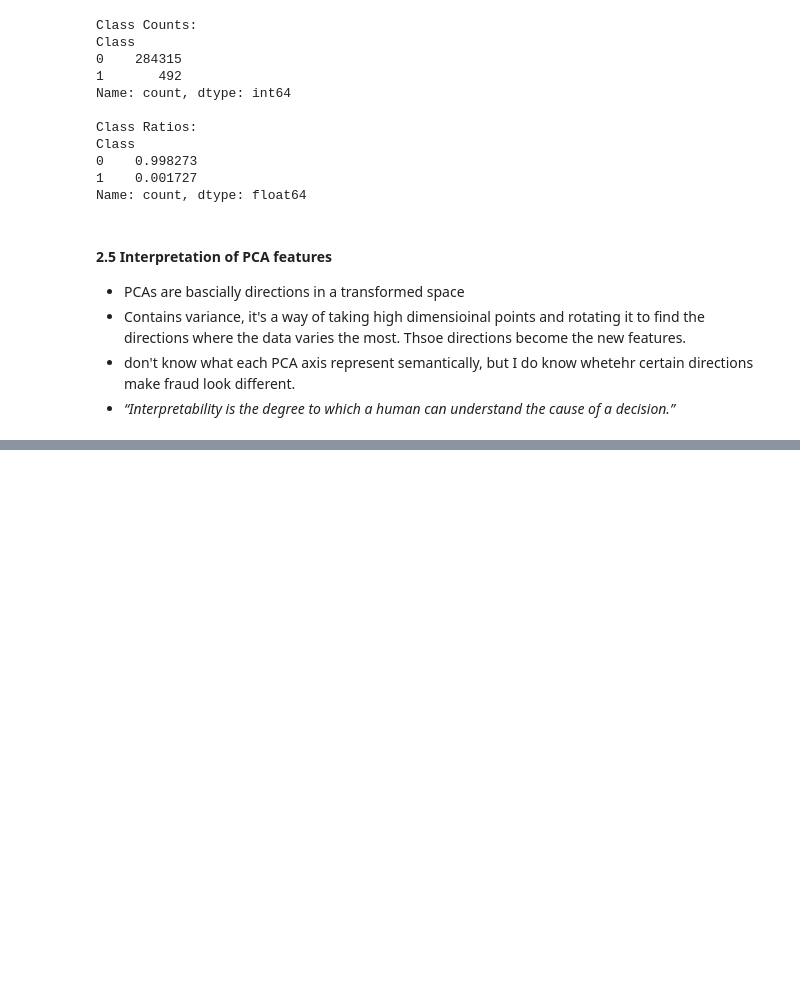
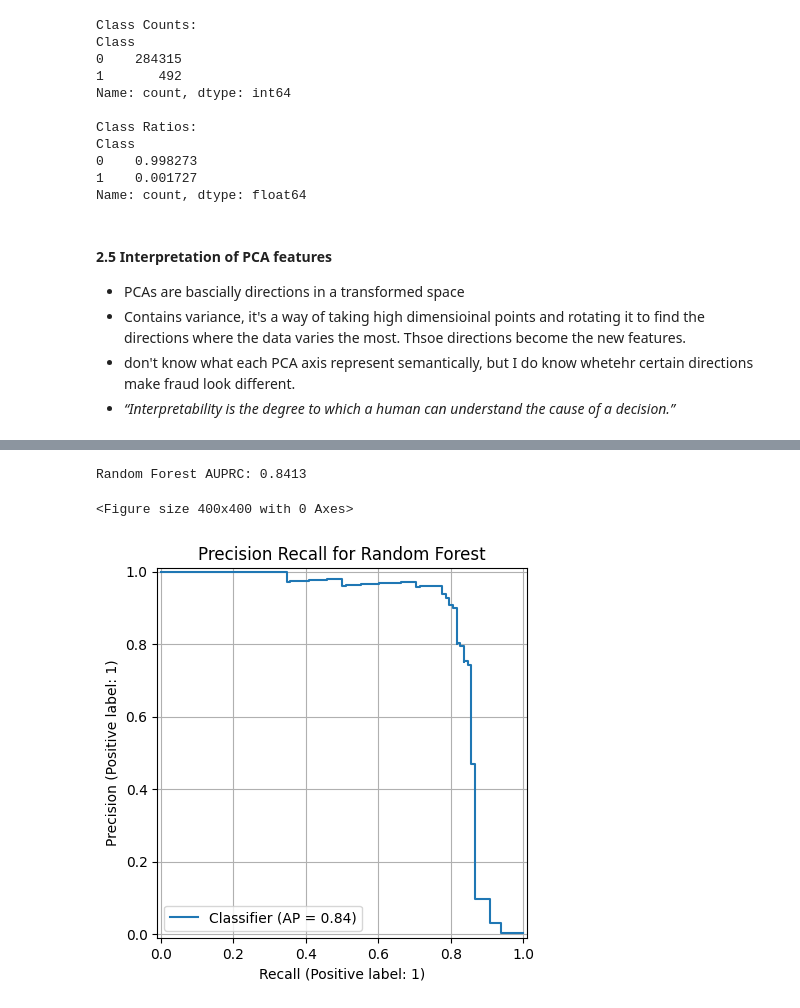
Before and after one commit to GJQu/cc-fraud-detection, a Jupyter notebook: notebooks/eda.ipynb, the cells around one changed output, grey strips where cells are left out. Saved outputs shown, nothing was run; the diff lists cells and outputs as text; code cells hidden in the pictures; blank space fills up the shorter version.

```diff
--- a/notebooks/eda.ipynb
+++ b/notebooks/eda.ipynb
@@ -211,0 +336,30 @@ Name: count, dtype: float64
+# %%
+from sklearn.ensemble import RandomForestClassifier
+
+rf_clf = RandomForestClassifier(
+    n_estimators=300,
+    max_depth=None,
+    min_samples_split=2,
+    min_samples_leaf=1,
+    max_features='sqrt',
+    n_jobs=-1,
+    class_weight='balanced_subsample',     # weight is calculated only from current bootstrap sample per tree, introduced randomness
+    random_state=35
+)
+
+rf_clf.fit(X_train, y_train)
+
+y_proba_rf = rf_clf.predict_proba(X_test)[:, 1]
+
+auprc_rf = average_precision_score(y_test, y_proba_rf)
+print(f"Random Forest AUPRC: {auprc_rf:.4f}")
+
+plt.figure(figsize=(4,4))
+PrecisionRecallDisplay.from_predictions(y_test, y_proba_rf)
+plt.title("Precision Recall for Random Forest")
+plt.grid()
+plt.show()
+# %% [output]
+Random Forest AUPRC: 0.8413
+<Figure size 400x400 with 0 Axes>
+[figure, added]
```
Also changed, not shown: parts of 18 cells of this notebook.
